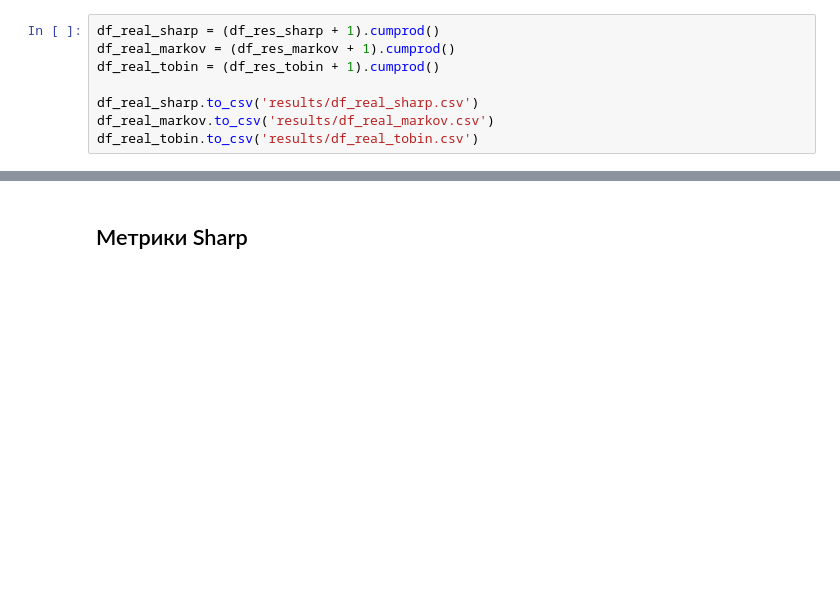
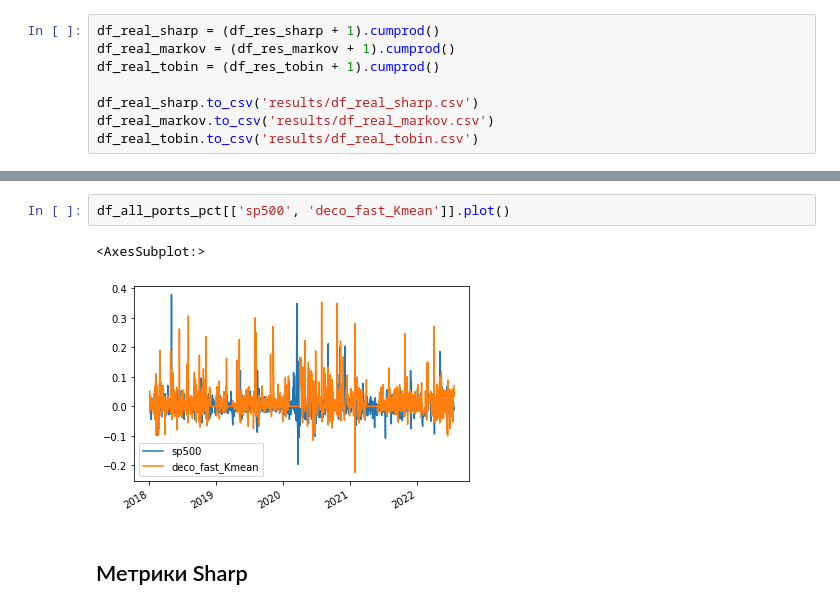
Before and after one commit to risksrobots/stock_clustering, a Jupyter notebook: selection_of_the_best_clustering_methods.ipynb, the cells around one changed output, grey strips where cells are left out. Drawn from its saved outputs; the diff is of its cells as text; blank space fills up the shorter version.

```diff
--- a/selection_of_the_best_clustering_methods.ipynb
+++ b/selection_of_the_best_clustering_methods.ipynb
@@ -238,3 +272,8 @@ df_real_tobin.to_csv('results/df_real_tobin.csv')
+# %%
+df_all_ports_pct[['sp500', 'deco_fast_Kmean']].plot()
+# %% [output]
+<AxesSubplot:>
+[figure, added]
 # %% [markdown]
 ## Метрики Sharp
 # %%
```
Also changed, not shown: parts of 4 cells of this notebook, 20 other files.
